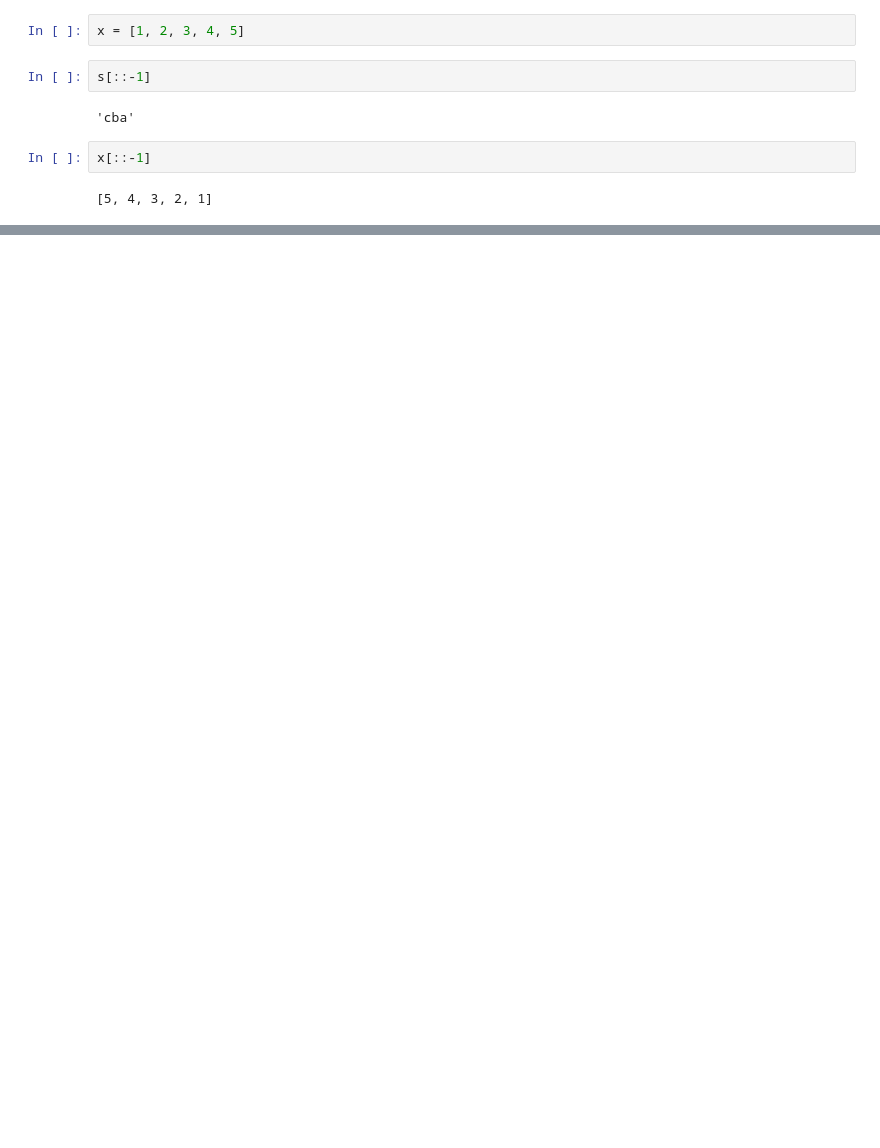
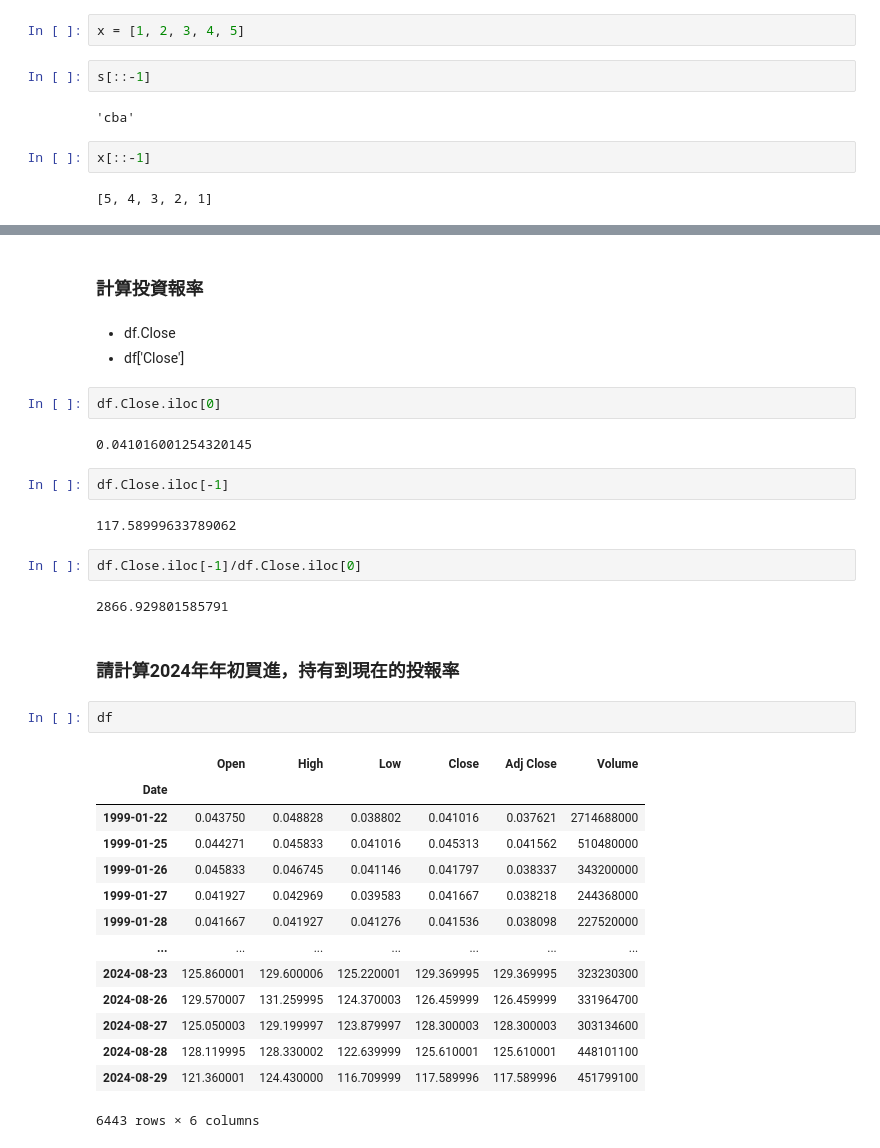
Before and after one commit to a0014939/20240829, a Jupyter notebook: 20240830.ipynb, the cells around one changed output, grey strips where cells are left out. Cells and saved outputs as stored; diff of their text form; blank space fills up the shorter version.

```diff
--- a/20240830.ipynb
+++ b/20240830.ipynb
@@ -1002,0 +1051,36 @@ x[::-1]
+# %% [markdown]
+### 計算投資報率
+# %% [markdown]
+* df.Close
+* df['Close']
+# %%
+df.Close.iloc[0]
+# %% [output]
+0.041016001254320145
+# %%
+df.Close.iloc[-1]
+# %% [output]
+117.58999633789062
+# %%
+df.Close.iloc[-1]/df.Close.iloc[0]
+# %% [output]
+2866.929801585791
+# %% [markdown]
+### 請計算2024年年初買進，持有到現在的投報率
+# %%
+df
+# %% [output]
+|  | Open | High | Low | Close | Adj Close | Volume |
+| Date |  |  |  |  |  |  |
+| 1999-01-22 | 0.043750 | 0.048828 | 0.038802 | 0.041016 | 0.037621 | 2714688000 |
+| 1999-01-25 | 0.044271 | 0.045833 | 0.041016 | 0.045313 | 0.041562 | 510480000 |
+| 1999-01-26 | 0.045833 | 0.046745 | 0.041146 | 0.041797 | 0.038337 | 343200000 |
+| 1999-01-27 | 0.041927 | 0.042969 | 0.039583 | 0.041667 | 0.038218 | 244368000 |
+| 1999-01-28 | 0.041667 | 0.041927 | 0.041276 | 0.041536 | 0.038098 | 227520000 |
+| ... | ... | ... | ... | ... | ... | ... |
+| 2024-08-23 | 125.860001 | 129.600006 | 125.220001 | 129.369995 | 129.369995 | 323230300 |
+| 2024-08-26 | 129.570007 | 131.259995 | 124.370003 | 126.459999 | 126.459999 | 331964700 |
+| 2024-08-27 | 125.050003 | 129.199997 | 123.879997 | 128.300003 | 128.300003 | 303134600 |
+| 2024-08-28 | 128.119995 | 128.330002 | 122.639999 | 125.610001 | 125.610001 | 448101100 |
+| 2024-08-29 | 121.360001 | 124.430000 | 116.709999 | 117.589996 | 117.589996 | 451799100 |
+6443 rows × 6 columns
```
Also changed, not shown: parts of 53 cells of this notebook.
